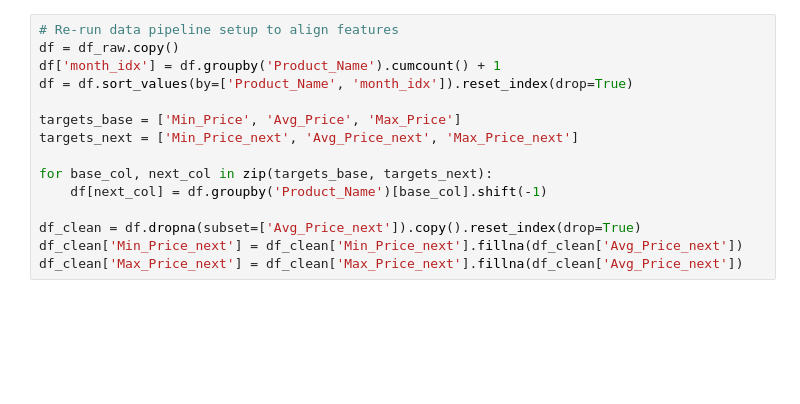
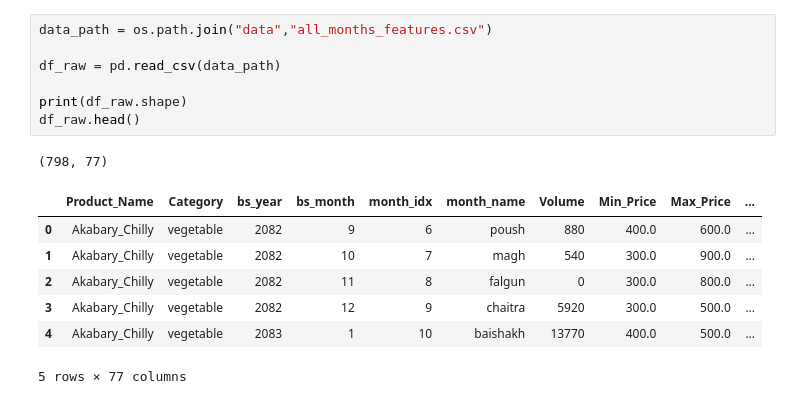
Before and after one commit to Sristy09/Multi-Target-Price-Forecasting, a Jupyter notebook: 07_Shap_Analysis.ipynb, the cells around one changed output. Saved outputs shown, nothing was run; the diff lists cells and outputs as text; blank space fills up the shorter version.

```diff
--- a/07_Shap_Analysis.ipynb
+++ b/07_Shap_Analysis.ipynb
@@ -18,16 +24,17 @@ df_raw = pd.read_csv(data_path)
 # %%
-# Re-run data pipeline setup to align features
-df = df_raw.copy()
-df['month_idx'] = df.groupby('Product_Name').cumcount() + 1
-df = df.sort_values(by=['Product_Name', 'month_idx']).reset_index(drop=True)
+data_path = os.path.join("data","all_months_features.csv")
 
-targets_base = ['Min_Price', 'Avg_Price', 'Max_Price']
-targets_next = ['Min_Price_next', 'Avg_Price_next', 'Max_Price_next']
+df_raw = pd.read_csv(data_path)
 
-for base_col, next_col in zip(targets_base, targets_next):
-    df[next_col] = df.groupby('Product_Name')[base_col].shift(-1)
-
-df_clean = df.dropna(subset=['Avg_Price_next']).copy().reset_index(drop=True)
-df_clean['Min_Price_next'] = df_clean['Min_Price_next'].fillna(df_clean['Avg_Price_next'])
-df_clean['Max_Price_next'] = df_clean['Max_Price_next'].fillna(df_clean['Avg_Price_next'])
+print(df_raw.shape)
+df_raw.head()
+# %% [output]
+(798, 77)
+|  | Product_Name | Category | bs_year | bs_month | month_idx | month_name | Volume | Min_Price | Max_Price | ... |
+| 0 | Akabary_Chilly | vegetable | 2082 | 9 | 6 | poush | 880 | 400.0 | 600.0 | ... |
+| 1 | Akabary_Chilly | vegetable | 2082 | 10 | 7 | magh | 540 | 300.0 | 900.0 | ... |
+| 2 | Akabary_Chilly | vegetable | 2082 | 11 | 8 | falgun | 0 | 300.0 | 800.0 | ... |
+| 3 | Akabary_Chilly | vegetable | 2082 | 12 | 9 | chaitra | 5920 | 300.0 | 500.0 | ... |
+| 4 | Akabary_Chilly | vegetable | 2083 | 1 | 10 | baishakh | 13770 | 400.0 | 500.0 | ... |
+5 rows × 77 columns
 # %%
```
Also changed, not shown: parts of 19 cells of this notebook, 36 other files.
